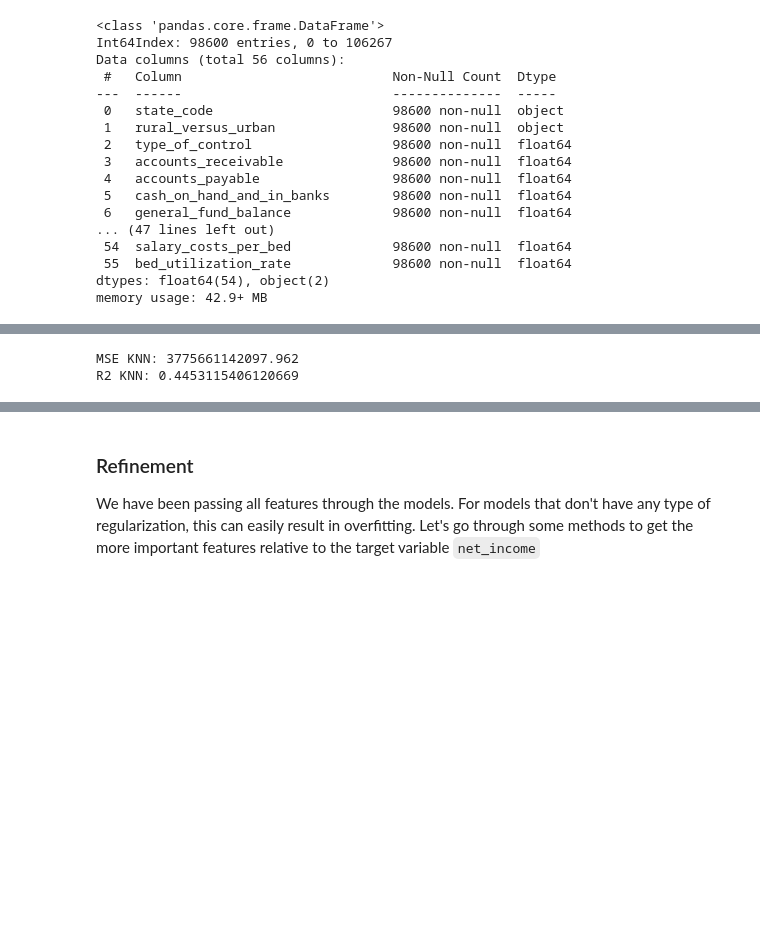
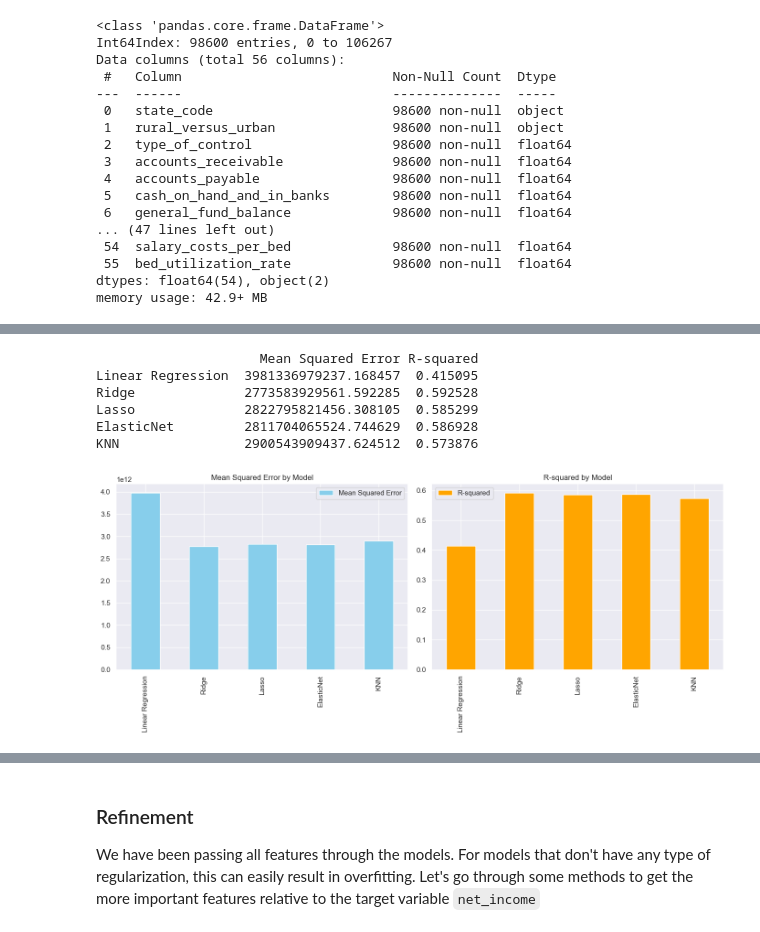
Before and after one commit to Musiik-fn/620-Project-Codebase, a Jupyter notebook: Codebase/620ProjectWhiteboard.ipynb, the cells around one changed output, grey strips where cells are left out. Cells and saved outputs as stored; diff of their text form; code cells hidden in the pictures; blank space fills up the shorter version.

```diff
--- a/Codebase/620ProjectWhiteboard.ipynb
+++ b/Codebase/620ProjectWhiteboard.ipynb
@@ -777,14 +660,56 @@ R2 Elastic Net: 0.4855781367120229
-# %%
-from sklearn.neighbors import KNeighborsRegressor
-
-knn_model = KNeighborsRegressor(n_neighbors=2)
-knn_model.fit(X_train, y_train)
-y_pred_knn = knn_model.predict(X_test)
-mse_knn = mean_squared_error(y_test, y_pred_knn)
-r2_knn = r2_score(y_test, y_pred_knn)
-
-print(f'MSE KNN: {mse_knn}')
-print(f'R2 KNN: {r2_knn}')
-# %% [output]
-MSE KNN: 3775661142097.962
-R2 KNN: 0.4453115406120669
+# %%
+X = df.drop(['net_income'], axis=1)
+y = df['net_income']
+
+# Define numerical features for scaling
+numericalFeatures = X.columns[X.dtypes != 'object']
+
+# Preprocessor using ColumnTransformer to apply scaling only to numerical features
+preprocessor = ColumnTransformer(
+    transformers=[
+        ('num', RobustScaler(), numericalFeatures)
+    ])
+
+models = {
+    'Linear Regression': LinearRegression(),
+    'Ridge': Ridge(alpha=20000),
+    'Lasso': Lasso(alpha=20000),
+    'ElasticNet': ElasticNet(alpha=1.0, l1_ratio=0.5),
+    'KNN': KNeighborsRegressor(n_neighbors=2)
+}
+
+results = pd.DataFrame(index=models.keys(), columns=['Mean Squared Error', 'R-squared'])
+
+# Iterate over models, create a full pipeline, and evaluate
+for name, model in models.items():
+    pipeline = Pipeline(steps=[('preprocessor', preprocessor),
+                               ('regressor', model)])
+    # Split data into train and test sets
+    X_train, X_test, y_train, y_test = train_test_split(X, y, test_size=0.1, random_state=123)
+    # Fit the model
+    pipeline.fit(X_train, y_train)
+    # Predict
+    y_pred = pipeline.predict(X_test)
+    # Evaluate
+    mse = mean_squared_error(y_test, y_pred)
+    r2 = r2_score(y_test, y_pred)
+    results.loc[name] = [mse, r2]
+
+print(results)
+
+# Plotting results
+fig, ax = plt.subplots(1, 2, figsize=(14, 6))
+
+results.plot(kind='bar', y='Mean Squared Error', ax=ax[0], color='skyblue', title='Mean Squared Error by Model')
+results.plot(kind='bar', y='R-squared', ax=ax[1], color='orange', title='R-squared by Model')
+
+plt.tight_layout()
+plt.show()
+# %% [output]
+                     Mean Squared Error R-squared
+Linear Regression  3981336979237.168457  0.415095
+Ridge              2773583929561.592285  0.592528
+Lasso              2822795821456.308105  0.585299
+ElasticNet         2811704065524.744629  0.586928
+KNN                2900543909437.624512  0.573876
+[figure, added]
```
Also changed, not shown: parts of 16 cells of this notebook, 6 other files.
